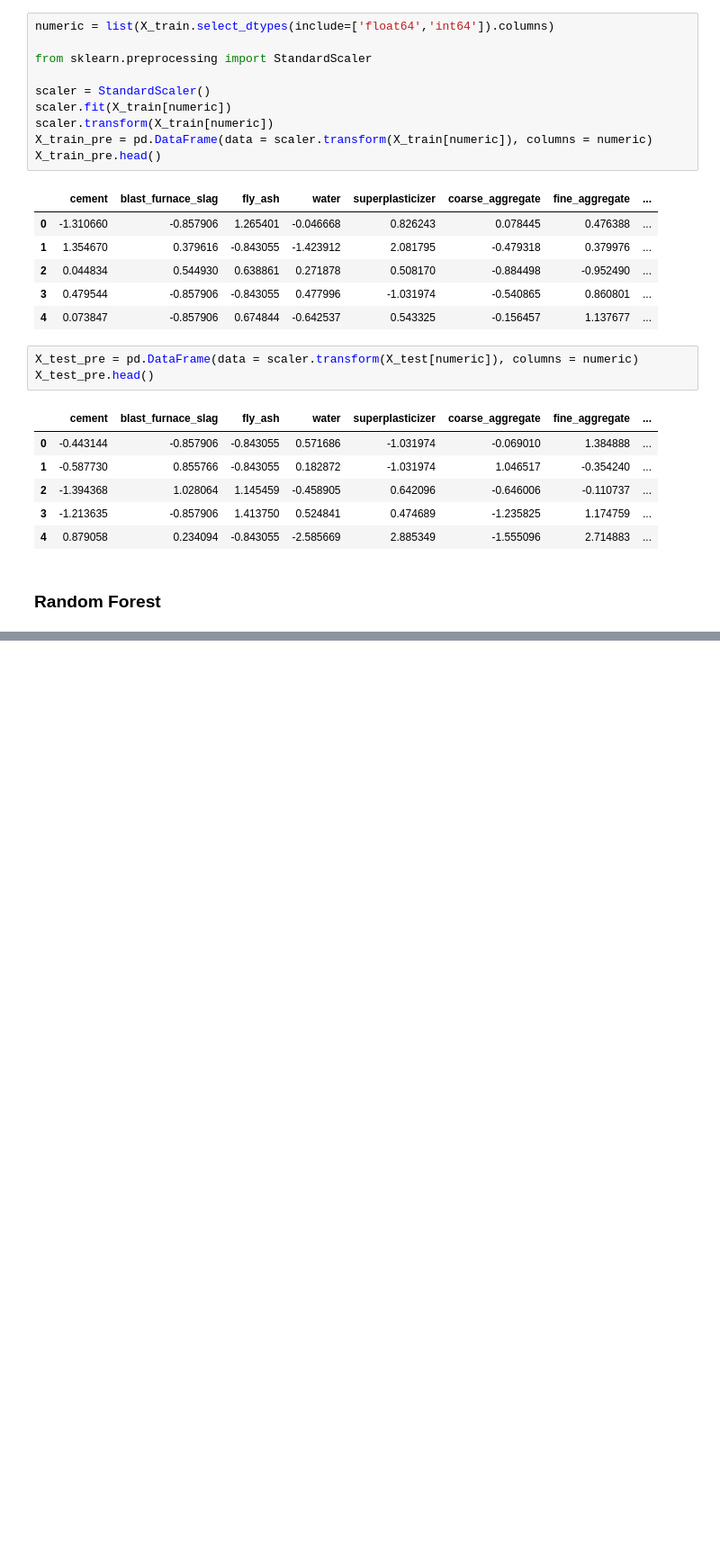
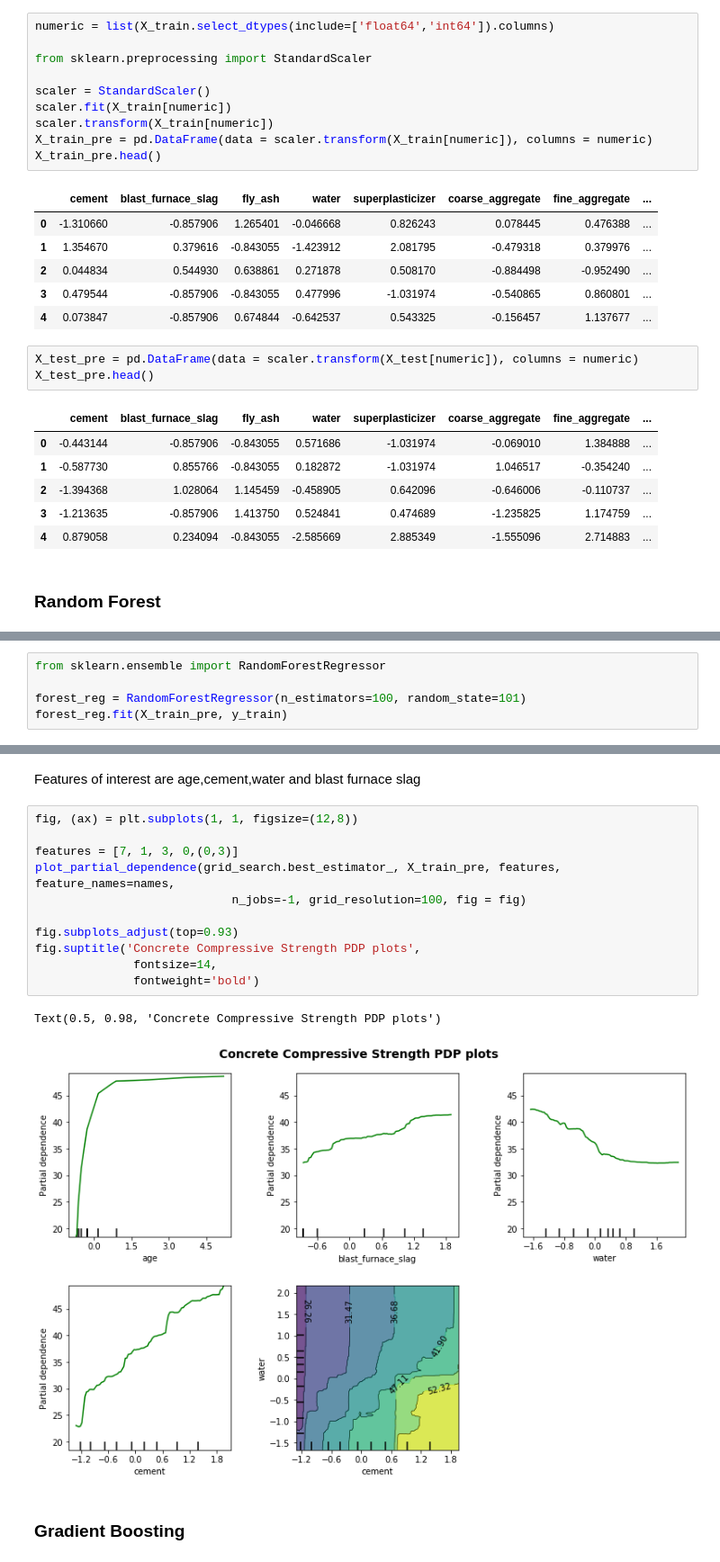
Before and after one commit to harshit-bajpai/Machine-learning-models, a Jupyter notebook: concrete_compressive_strength.ipynb, the cells around one changed output, grey strips where cells are left out. Shown at 90% size. Saved outputs shown, nothing was run; the diff lists cells and outputs as text; blank space fills up the shorter version.

```diff
--- a/concrete_compressive_strength.ipynb
+++ b/concrete_compressive_strength.ipynb
@@ -256,0 +268,5 @@ X_test_pre.head()
+# %%
+from sklearn.ensemble import RandomForestRegressor
+
+forest_reg = RandomForestRegressor(n_estimators=100, random_state=101)
+forest_reg.fit(X_train_pre, y_train)
@@ -256,0 +527,18 @@ X_test_pre.head()
+# %% [markdown]
+Features of interest are age,cement,water and blast furnace slag
+# %%
+fig, (ax) = plt.subplots(1, 1, figsize=(12,8))
+
+features = [7, 1, 3, 0,(0,3)]
+plot_partial_dependence(grid_search.best_estimator_, X_train_pre, features, feature_names=names,
+                            n_jobs=-1, grid_resolution=100, fig = fig)
+
+fig.subplots_adjust(top=0.93)
+fig.suptitle('Concrete Compressive Strength PDP plots',
+              fontsize=14,
+              fontweight='bold')
+# %% [output]
+Text(0.5, 0.98, 'Concrete Compressive Strength PDP plots')
+[figure, added]
+# %% [markdown]
+### Gradient Boosting
```
Also changed, not shown: parts of 71 cells of this notebook.
